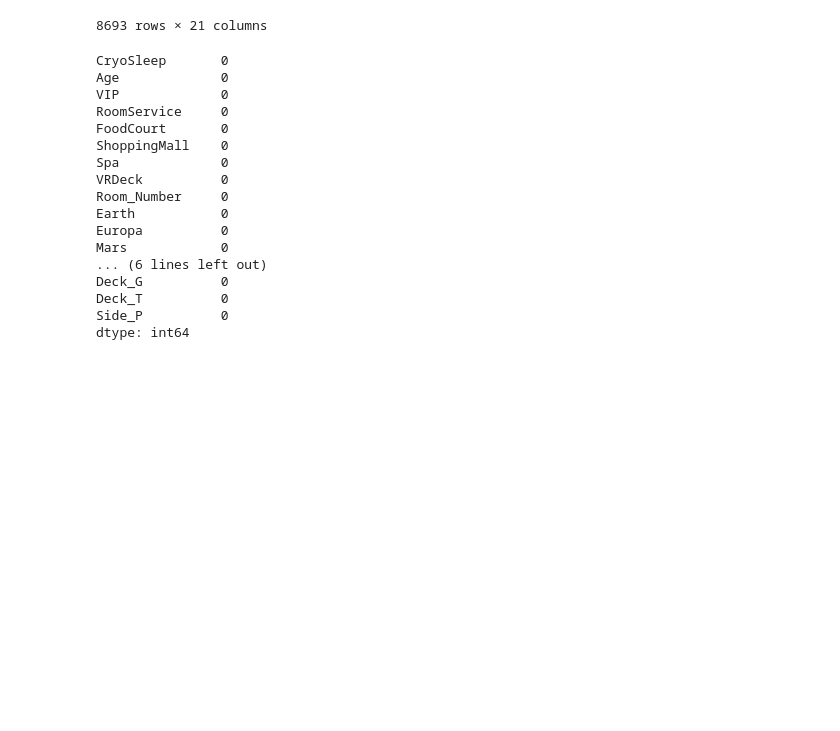
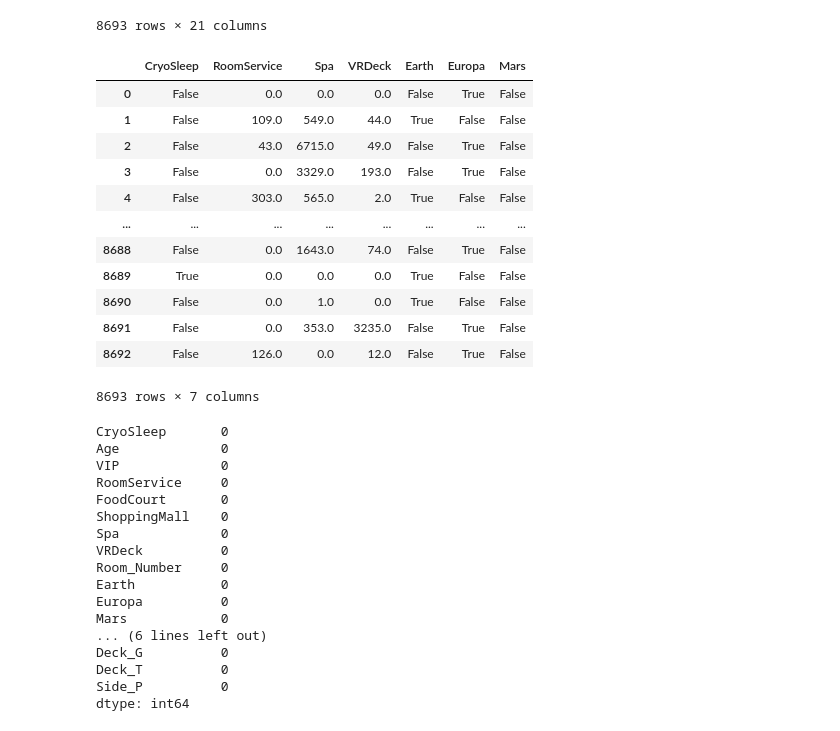
Before and after one commit to AlanXavier2024/ML_Datapath, a Jupyter notebook: ProyectoML.ipynb, the cells around one changed output. Cells and saved outputs as stored; diff of their text form; code cells hidden in the pictures; blank space fills up the shorter version.

```diff
--- a/ProyectoML.ipynb
+++ b/ProyectoML.ipynb
@@ -267,6 +286,33 @@ X
 | 8691 | False | 32.0 | False | 0.0 | 1049.0 | 0.0 | 353.0 | 3235.0 | 608 | ... |
 | 8692 | False | 44.0 | False | 126.0 | 4688.0 | 0.0 | 0.0 | 12.0 | 608 | ... |
 8693 rows × 21 columns
+# %%
+# Usamos set con variables reducidas
+train_df2, test_df2 = separate_df(final_df_2, train_df.shape[0], test_df.shape[0])
+
+# especificamos y
+y2= train_df2['Transported']
+# y2 = test_df['Transported']
+
+# Especificamos X
+X2 = train_df2.drop(['Transported'], axis=1)
+# X2 = test_df.drop(['Transported'], axis=1)
+# %%
+X2
+# %% [output]
+|  | CryoSleep | RoomService | Spa | VRDeck | Earth | Europa | Mars |
+| 0 | False | 0.0 | 0.0 | 0.0 | False | True | False |
+| 1 | False | 109.0 | 549.0 | 44.0 | True | False | False |
+| 2 | False | 43.0 | 6715.0 | 49.0 | False | True | False |
+| 3 | False | 0.0 | 3329.0 | 193.0 | False | True | False |
+| 4 | False | 303.0 | 565.0 | 2.0 | True | False | False |
+| ... | ... | ... | ... | ... | ... | ... | ... |
+| 8688 | False | 0.0 | 1643.0 | 74.0 | False | True | False |
+| 8689 | True | 0.0 | 0.0 | 0.0 | True | False | False |
+| 8690 | False | 0.0 | 1.0 | 0.0 | True | False | False |
+| 8691 | False | 0.0 | 353.0 | 3235.0 | False | True | False |
+| 8692 | False | 126.0 | 0.0 | 12.0 | False | True | False |
+8693 rows × 7 columns
 # %%
 # Dividimos datos en entrenamiento y prueba
 # Usamos 20% de los datos para pruebas
```
Also changed, not shown: parts of 17 cells of this notebook, 1 other file.
